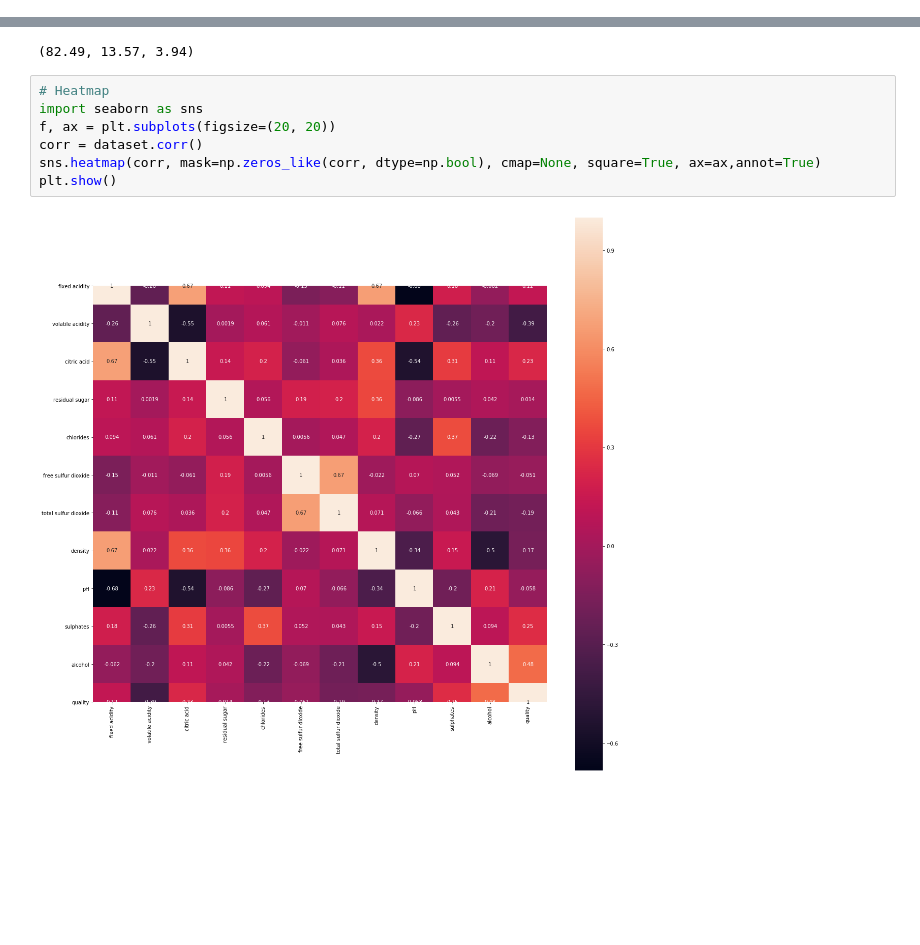
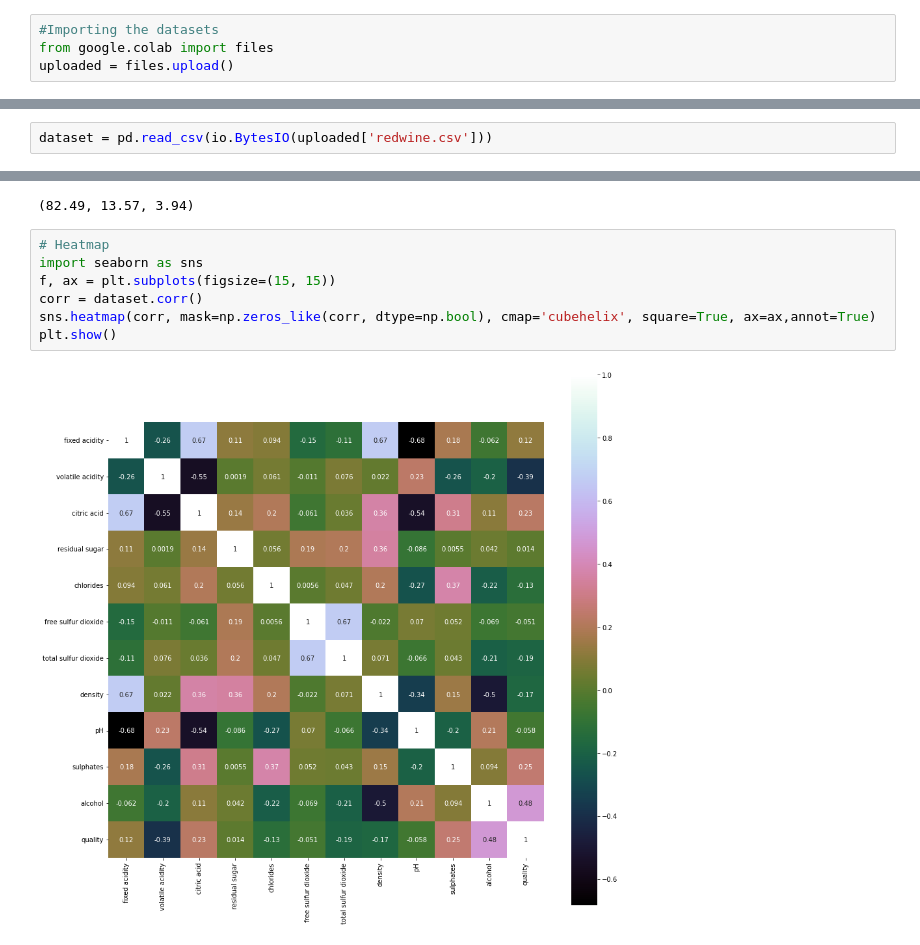
Before and after one commit to prateekgrewal/Comparative-analysis, a Jupyter notebook: wine.ipynb, the cells around one changed output, grey strips where cells are left out. Drawn from its saved outputs; the diff is of its cells as text; blank space fills up the shorter version.

```diff
--- a/wine.ipynb
+++ b/wine.ipynb
@@ -27,0 +25,4 @@ dataset = pd.read_csv(path)
+# %%
+#Importing the datasets
+from google.colab import files
+uploaded = files.upload()
@@ -28,3 +34,5 @@ dataset = pd.read_csv(path)
+# %%
+dataset = pd.read_csv(io.BytesIO(uploaded['redwine.csv']))
 # %%
 dataset.info()
 # %% [output]
@@ -107,9 +116,9 @@ grade_A, grade_B, grade_C
 # %%
 # Heatmap
 import seaborn as sns
-f, ax = plt.subplots(figsize=(20, 20))
+f, ax = plt.subplots(figsize=(15, 15))
 corr = dataset.corr()
-sns.heatmap(corr, mask=np.zeros_like(corr, dtype=np.bool), cmap=None, square=True, ax=ax,annot=True)
+sns.heatmap(corr, mask=np.zeros_like(corr, dtype=np.bool), cmap='cubehelix', square=True, ax=ax,annot=True)
 plt.show()
 # %% [output]
-[figure, old version]
+[figure, new version]
```
Also changed, not shown: parts of 41 cells of this notebook.
